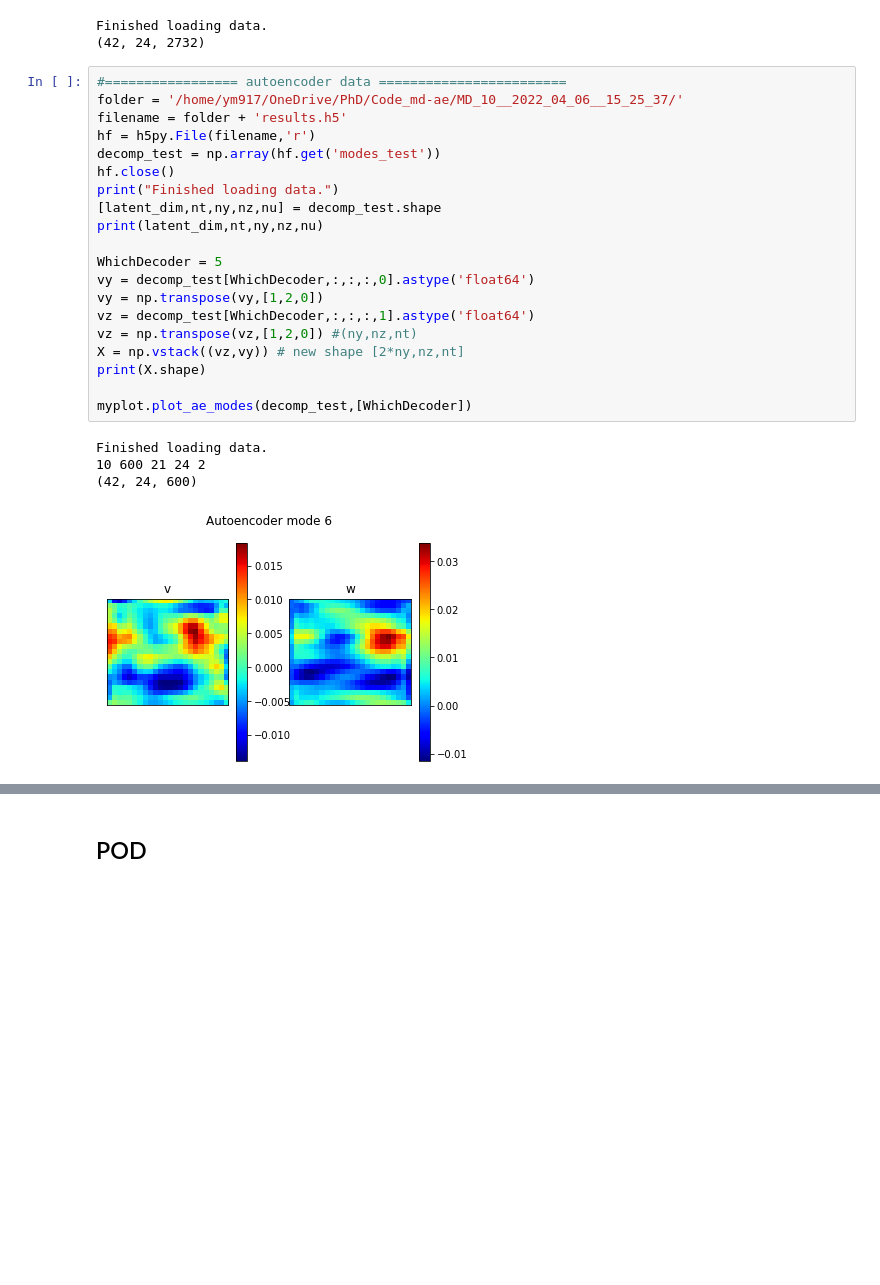
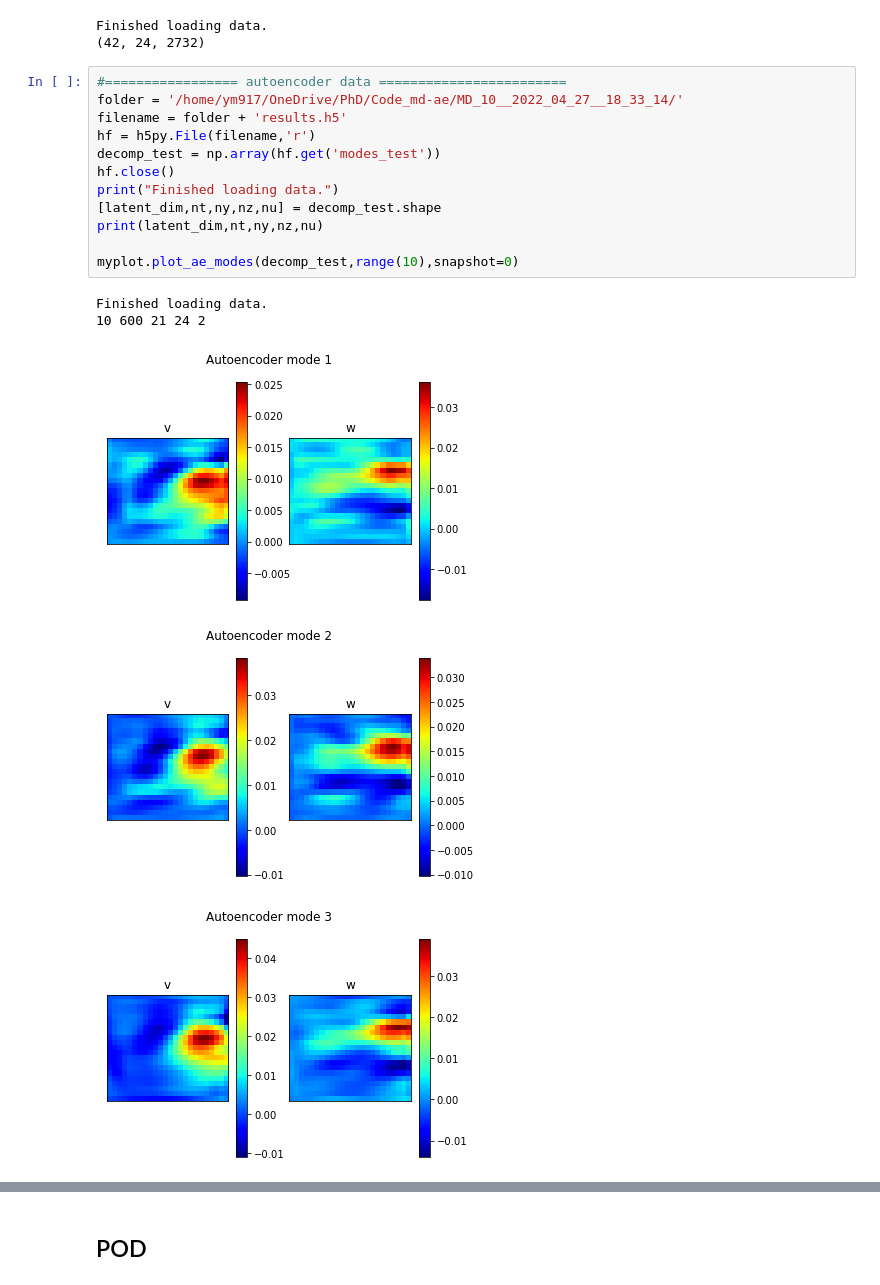
Before and after one commit to MagriLab/MD-CNN-AE, a Jupyter notebook: visualise_modes.ipynb, the cells around one changed output, grey strips where cells are left out. Drawn from its saved outputs; the diff is of its cells as text; blank space fills up the shorter version.

Commit message:
building figures and no_bias training

```diff
--- a/visualise_modes.ipynb
+++ b/visualise_modes.ipynb
@@ -32,26 +32,19 @@ Finished loading data.
 (42, 24, 2732)
 # %%
 #================= autoencoder data ========================
-folder = '/home/ym917/OneDrive/PhD/Code_md-ae/MD_10__2022_04_06__15_25_37/'
+folder = '/home/ym917/OneDrive/PhD/Code_md-ae/MD_10__2022_04_27__18_33_14/'
 filename = folder + 'results.h5'
 hf = h5py.File(filename,'r')
 decomp_test = np.array(hf.get('modes_test'))
 hf.close()
 print("Finished loading data.")
 [latent_dim,nt,ny,nz,nu] = decomp_test.shape
 print(latent_dim,nt,ny,nz,nu)
 
-WhichDecoder = 5
-vy = decomp_test[WhichDecoder,:,:,:,0].astype('float64')
-vy = np.transpose(vy,[1,2,0])
-vz = decomp_test[WhichDecoder,:,:,:,1].astype('float64')
-vz = np.transpose(vz,[1,2,0]) #(ny,nz,nt)
-X = np.vstack((vz,vy)) # new shape [2*ny,nz,nt]
-print(X.shape)
-
-myplot.plot_ae_modes(decomp_test,[WhichDecoder])
+myplot.plot_ae_modes(decomp_test,range(10),snapshot=0)
 # %% [output]
 Finished loading data.
 10 600 21 24 2
-(42, 24, 600)
-[figure, old version]
+[figure, new version]
+[figure, added]
+[figure, added]
```
Also changed, not shown: parts of 3 cells of this notebook, 5 other files.
